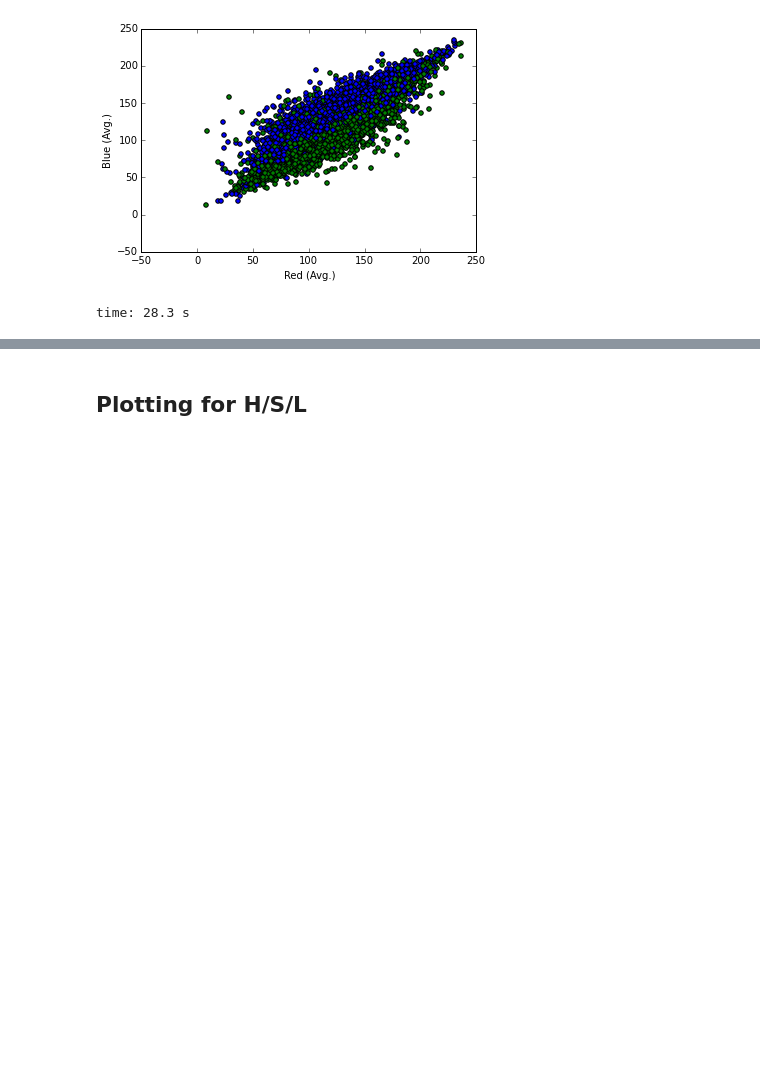
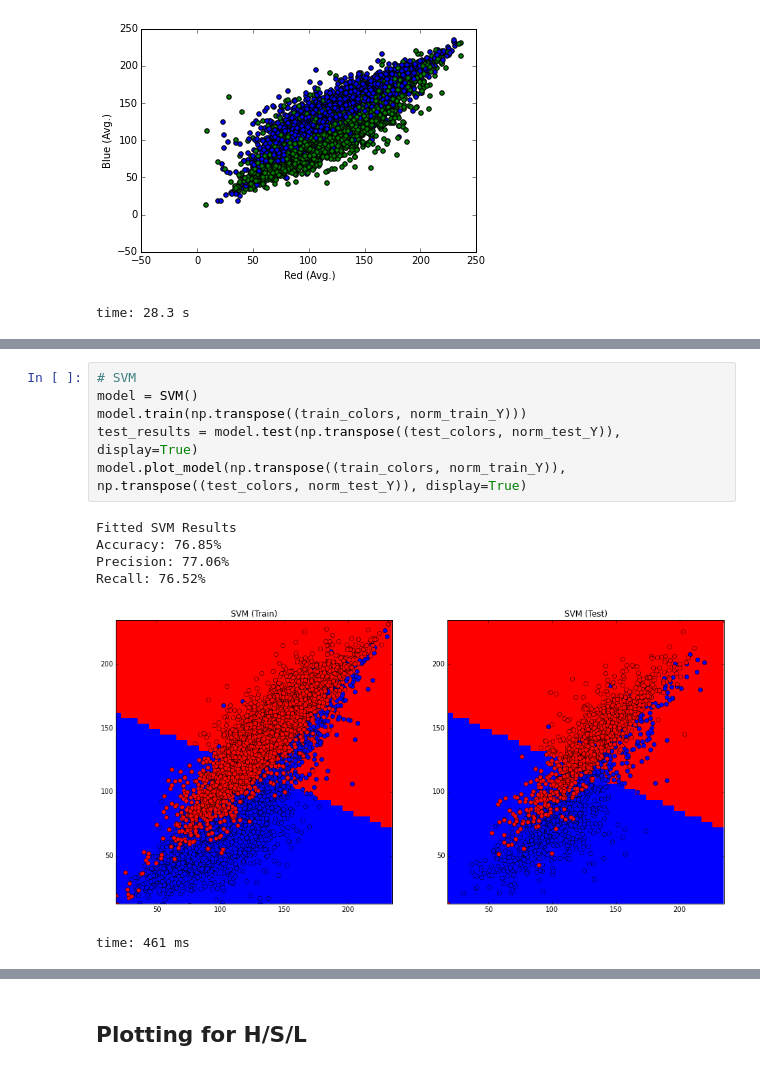
Before and after one commit to secander/classifiers101, a Jupyter notebook: Lecture 2 - Munging and Feature Extraction/MungingAndFeatureSelection.ipynb, the cells around one changed output, grey strips where cells are left out. Saved outputs shown, nothing was run; the diff lists cells and outputs as text; blank space fills up the shorter version.

```diff
--- a/Lecture 2 - Munging and Feature Extraction/MungingAndFeatureSelection.ipynb
+++ b/Lecture 2 - Munging and Feature Extraction/MungingAndFeatureSelection.ipynb
@@ -140,0 +351,13 @@ time: 28.3 s
+# %%
+# SVM
+model = SVM()
+model.train(np.transpose((train_colors, norm_train_Y)))
+test_results = model.test(np.transpose((test_colors, norm_test_Y)), display=True)
+model.plot_model(np.transpose((train_colors, norm_train_Y)), np.transpose((test_colors, norm_test_Y)), display=True)
+# %% [output]
+Fitted SVM Results
+Accuracy: 76.85%
+Precision: 77.06%
+Recall: 76.52%
+[figure, added]
+time: 461 ms
```
Also changed, not shown: parts of 28 cells of this notebook.
